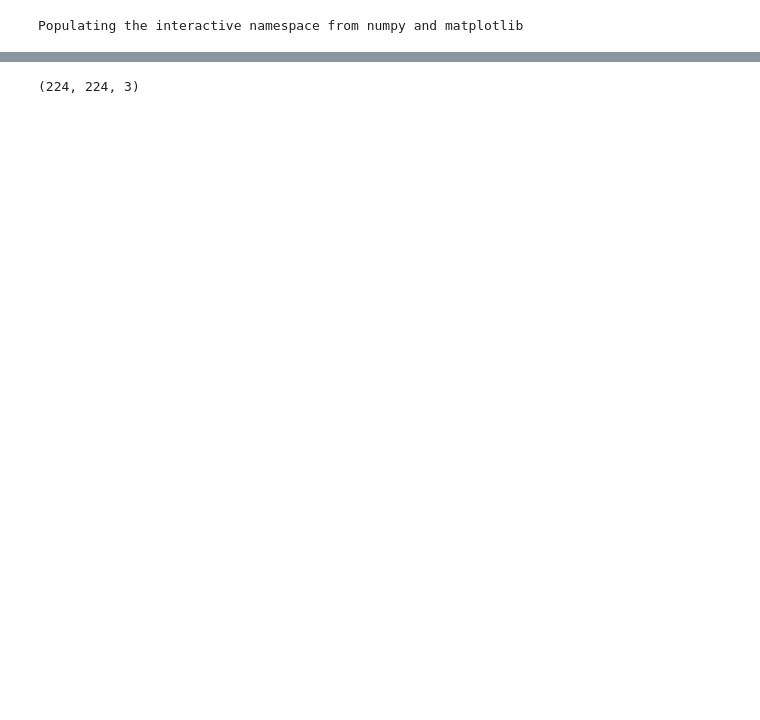
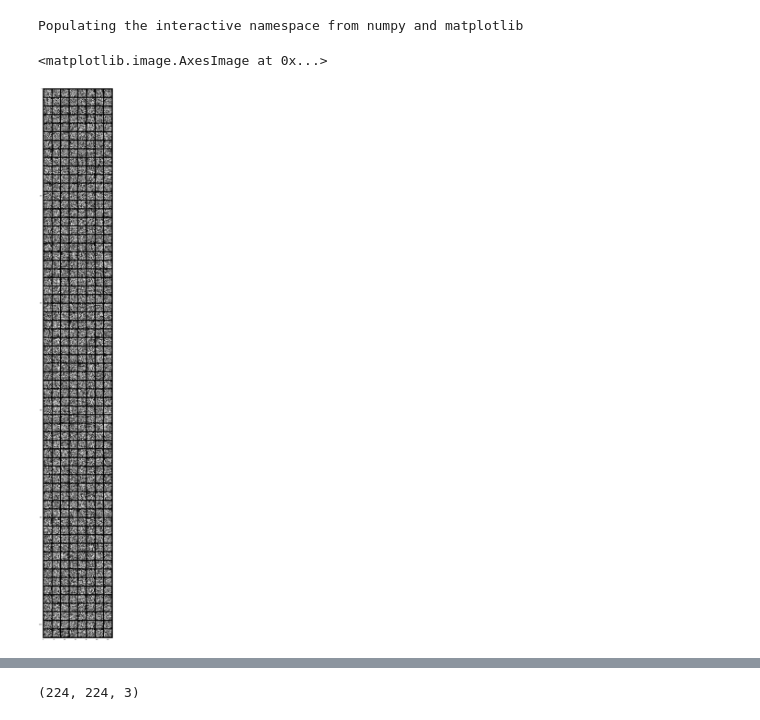
Before and after one commit to harveyslash/Deep-Image-Analogy-PyTorch, a Jupyter notebook: notebooks/Vgg-Feature-Extractor.ipynb, the cells around one changed output, grey strips where cells are left out. Cells and saved outputs as stored; diff of their text form; code cells hidden in the pictures; blank space fills up the shorter version.

```diff
--- a/notebooks/Vgg-Feature-Extractor.ipynb
+++ b/notebooks/Vgg-Feature-Extractor.ipynb
@@ -42 +42,8 @@ model = VGG19()
+# %%
+feat1 = model.get_features_for_layer(img_tensor=img1,layer_num=-7).squeeze().numpy()
+feat2 = model.get_features_for_layer(img_tensor=img2,layer_num=-7).squeeze().numpy()
+plt.imshow(Utils.get_viz_tensor(torch.from_numpy(feat1)))
+# %% [output]
+<matplotlib.image.AxesImage at 0x...>
+[figure, added]
 # %%
```
Also changed, not shown: parts of 7 cells of this notebook.
